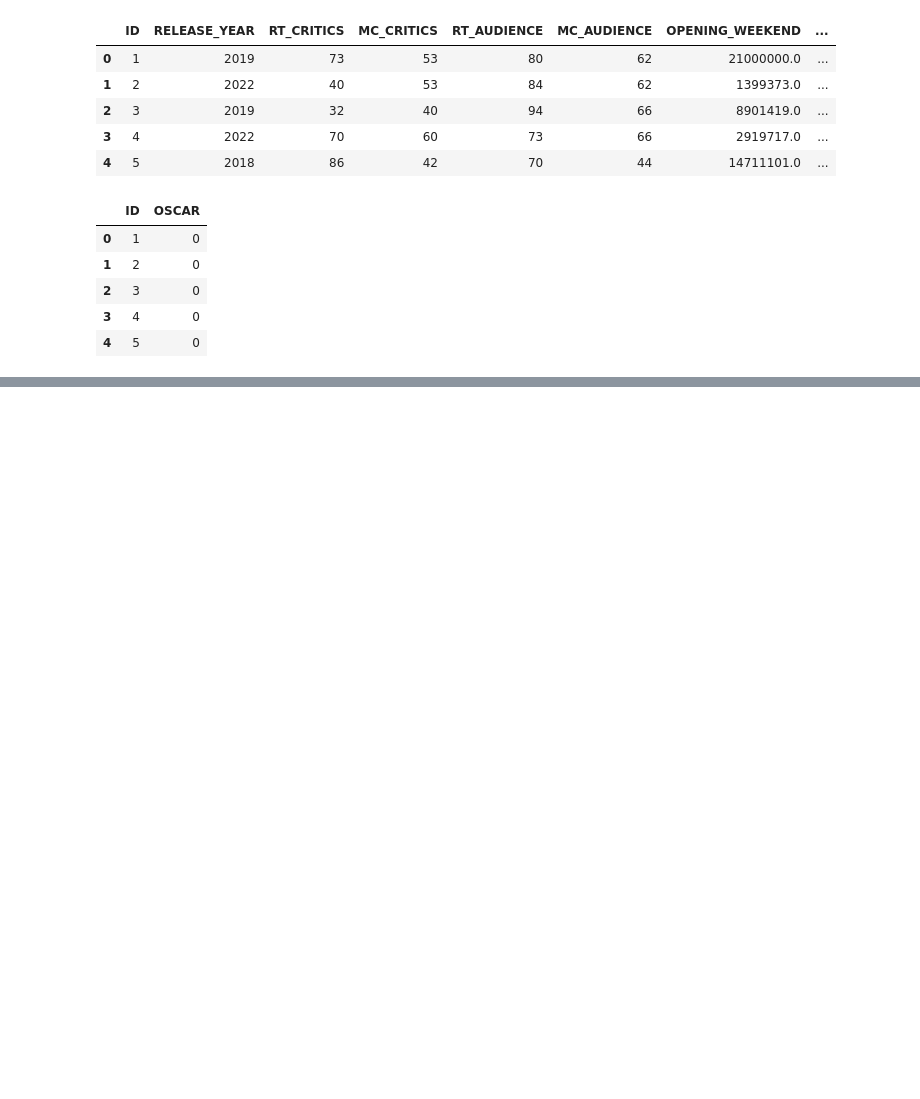
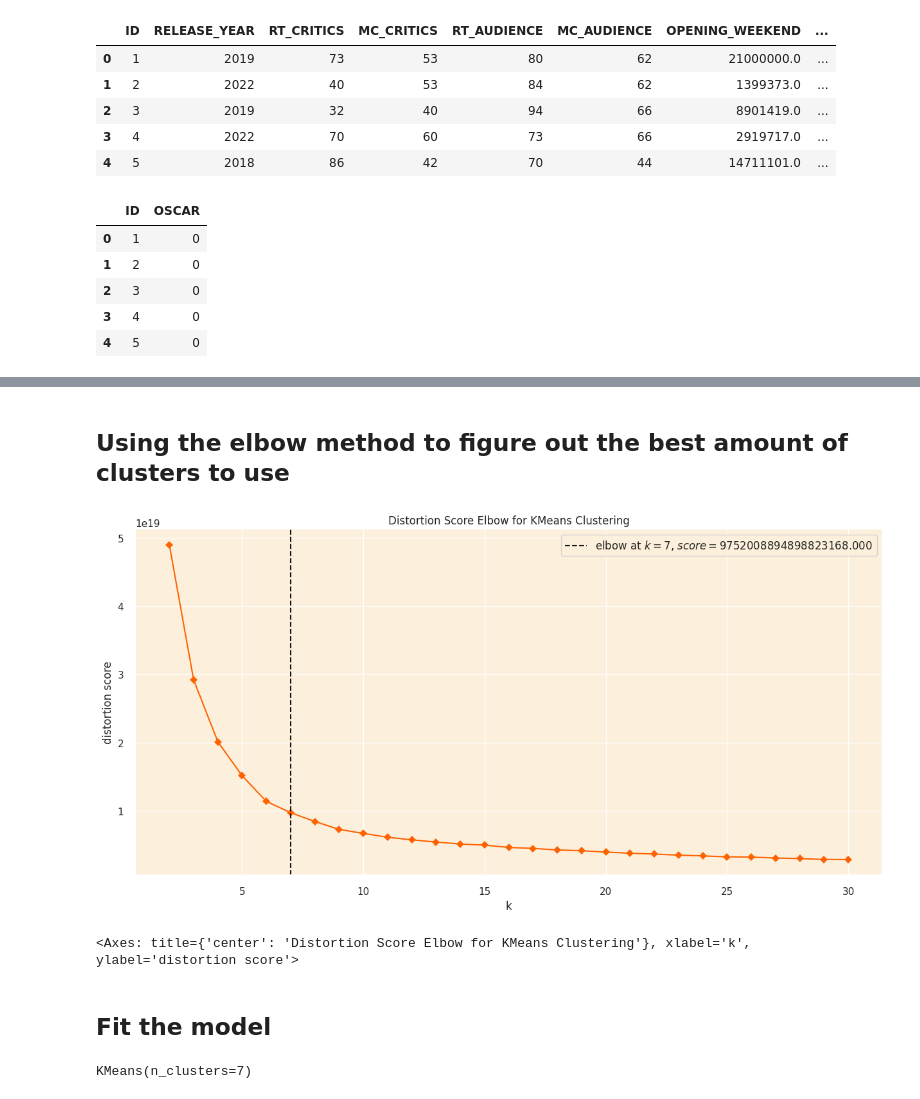
Before and after one commit to NikosGour/Data-Mining-Assignment, a Jupyter notebook: report.ipynb, the cells around one changed output, grey strips where cells are left out. Saved outputs shown, nothing was run; the diff lists cells and outputs as text; code cells hidden in the pictures; blank space fills up the shorter version.

```diff
--- a/report.ipynb
+++ b/report.ipynb
@@ -1774,0 +1848,10 @@ KeyboardInterrupt:
+# %%
+pca = PCA(n_components=31)
+
+# Fitting and transforming the original data to the new PCA dataframe
+df_pca = pca.fit_transform(df)
+
+# Renaming columns
+df_pca = pd.DataFrame(df_pca, columns=[f'PC{str(i + 1)}' for i in range(pca.n_components_)])
+
+df_pca.index = df.index
@@ -1775,13 +1878,23 @@ KeyboardInterrupt:
+# %% [markdown]
+## Using the elbow method to figure out the best amount of clusters to use
 # %%
-n_cluster = range(2,51)
-kmeans =[KMeans(n_clusters=i).fit(df[["MC_CRITICS","IMDB_RATING"]]) for i in n_cluster]
-scores = [kmeans[i].inertia_ for i in range(len(kmeans))]
-plt.figure(2,(15,7))
-plt.plot(list(n_cluster),scores)
-plt.xlabel("Number of Clusters")
-plt.ylabel("Inertia")
-plt.grid(True)
-_ = plt.xticks(n_cluster)
+from sklearn.cluster import KMeans
+from yellowbrick.cluster import KElbowVisualizer
+sns.set(style='darkgrid', rc={'axes.facecolor': '#fcf0dc'})
+
+sns.set_palette(['#ff6200'])
+km = KMeans(random_state=0)
+fig,ax = plt.subplots(figsize=(15,7))
+visualizer = KElbowVisualizer(km,k=30,timings=False,ax=ax)
+visualizer.fit(df_pca)
+visualizer.show()
+# %% [output]
+[figure, added]
+<Axes: title={'center': 'Distortion Score Elbow for KMeans Clustering'}, xlabel='k', ylabel='distortion score'>
+# %% [markdown]
+## Fit the model
 # %%
-kmeans = KMeans(n_clusters=3)
-kmeans.fit(df[["MC_CRITICS","IMDB_RATING"]])
+kmeans = KMeans(n_clusters=7)
+kmeans.fit(df_pca)
+# %% [output]
+KMeans(n_clusters=7)
```
Also changed, not shown: parts of 62 cells of this notebook, 2 other files.
